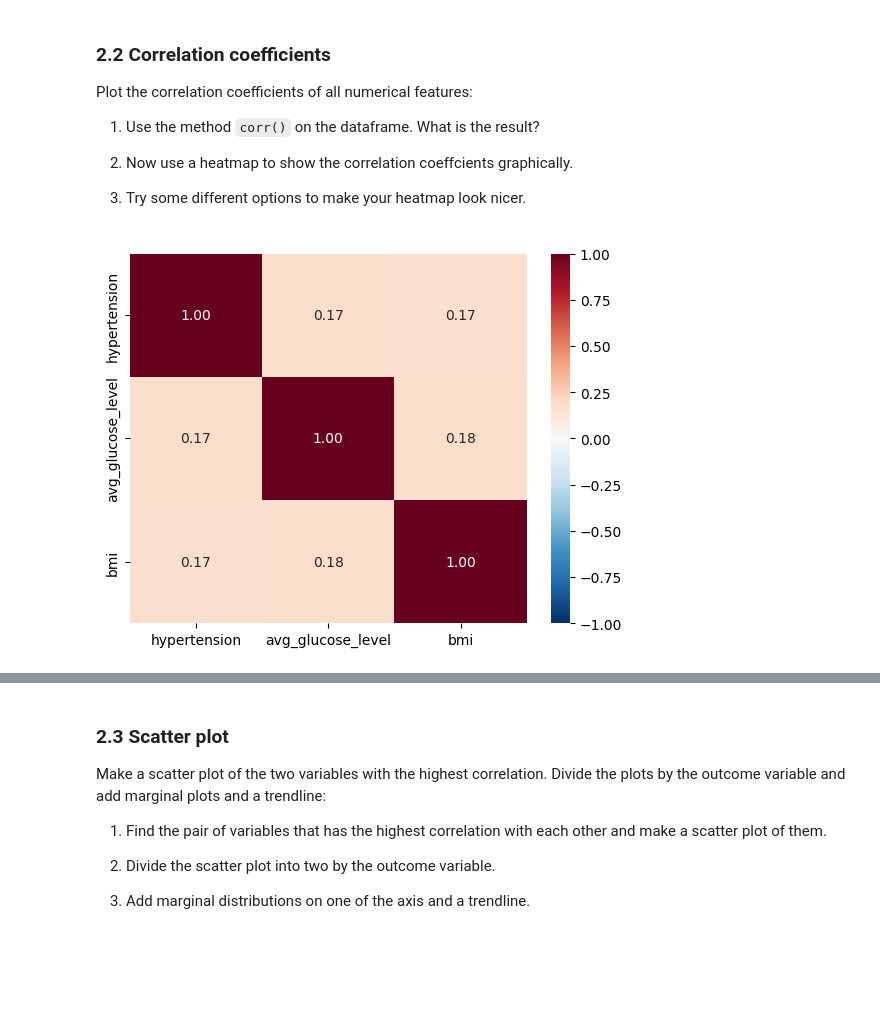
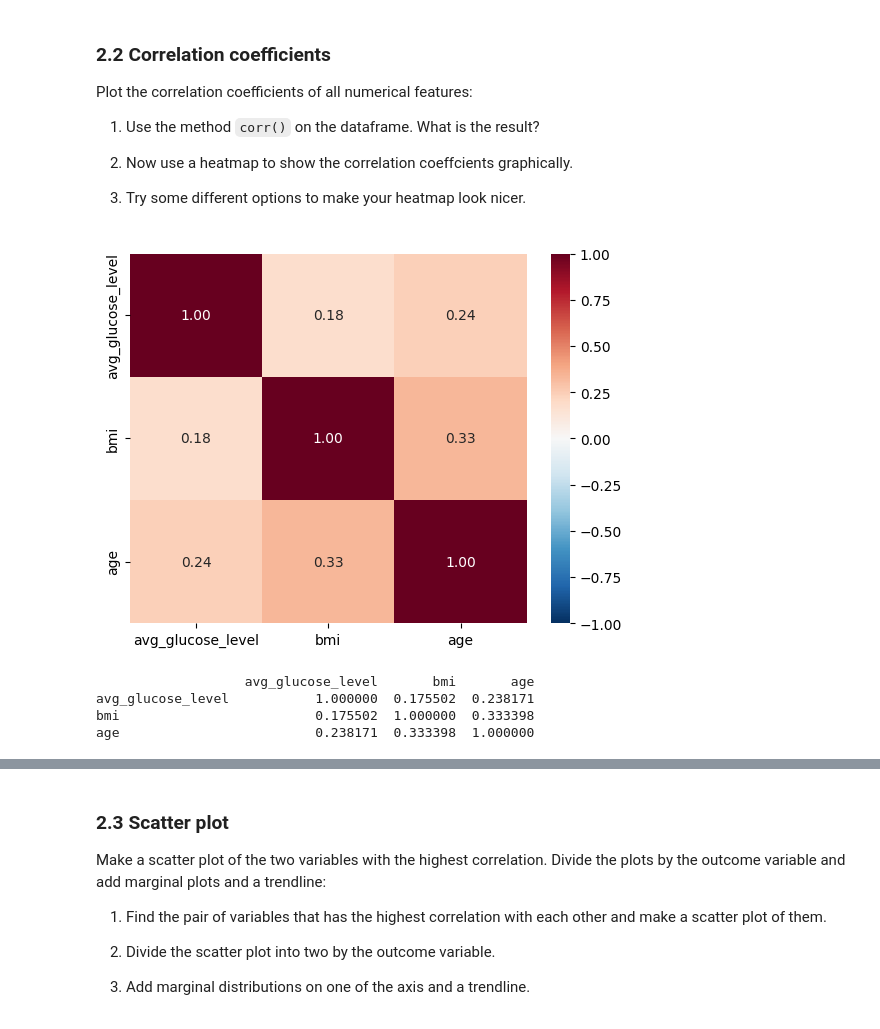
Before and after one commit to Niknyg/Niknyg, a Jupyter notebook: Exercise/Exercise_oct2023.ipynb, the cells around one changed output, grey strips where cells are left out. Cells and saved outputs as stored; diff of their text form; code cells hidden in the pictures; blank space fills up the shorter version.

```diff
--- a/Exercise/Exercise_oct2023.ipynb
+++ b/Exercise/Exercise_oct2023.ipynb
@@ -114,6 +100,7 @@ cvd["work_type"] = cvd["work_type"].astype("category")
 cvd["Residence_type"] = cvd["Residence_type"].astype("category")
 cvd["smoking_status"] = cvd["smoking_status"].astype("category")
 cvd["hypertension"] = cvd["hypertension"].astype("category")
+cvd["heart_disease"] = cvd["heart_disease"].astype("category")
 # %% [output]
 <class 'pandas.core.frame.DataFrame'>
 RangeIndex: 5110 entries, 0 to 5109
@@ -215,7 +226,7 @@ Plot the correlation coefficients of all numerical features:
 
 3. Try some different options to make your heatmap look nicer.
 # %%
-cor = cvd[["hypertension", "avg_glucose_level", 'bmi']].corr()
+cor = cvd[[ "avg_glucose_level", 'bmi', "age"]].corr()
 
 fig, ax = plt.subplots()
 
@@ -225,32 +236,38 @@ sns.heatmap(
     # Set the input data frame.
     data = cor,
 
     # Set whether to display the numerical value of each cell in the
     # cell itself.
     annot = True,
 
     # Set the format of the annotations (here, ".2f" means "a floating
     # point number with only 2 decimals after the point").
     fmt = ".2f",
 
     # Set the color map (palette) to use.
     cmap = "RdBu_r",
 
     # Set where the "center" of the color map is located.
     center = 0,
 
     # Set the minimum value represented by the color map.
     vmin = -1,
 
     # Set the maximum value represented by the color map.
     vmax = 1,
     ax = ax
 
 )
 
 # Call the 'matplotlib.pyplot.show' function to display our plot.
 plt.show()
 
-#close to no correlation between continuous variables
+#close to no correlation between continuous variables, strongest correlation bmi and avg_glucose level
+
+print(cor)
 # %% [output]
-[figure, old version]
+[figure, new version]
+                   avg_glucose_level       bmi       age
+avg_glucose_level           1.000000  0.175502  0.238171
+bmi                         0.175502  1.000000  0.333398
+age                         0.238171  0.333398  1.000000
```
Also changed, not shown: parts of 8 cells of this notebook.
